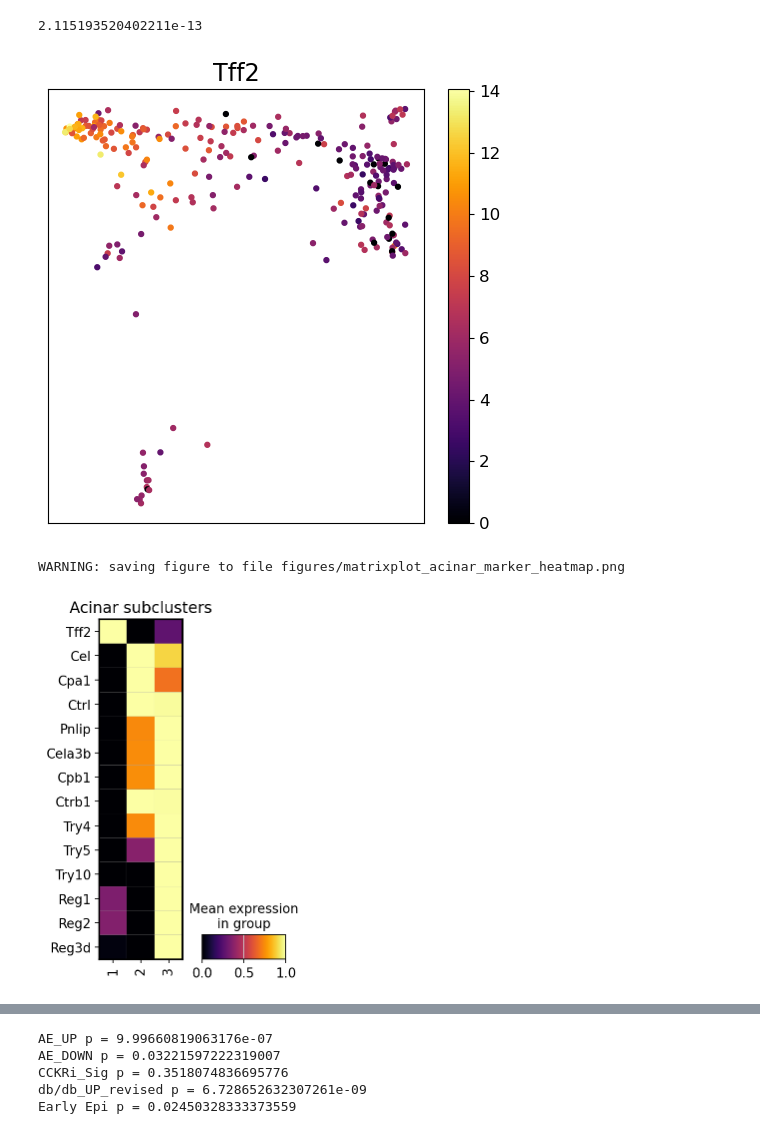
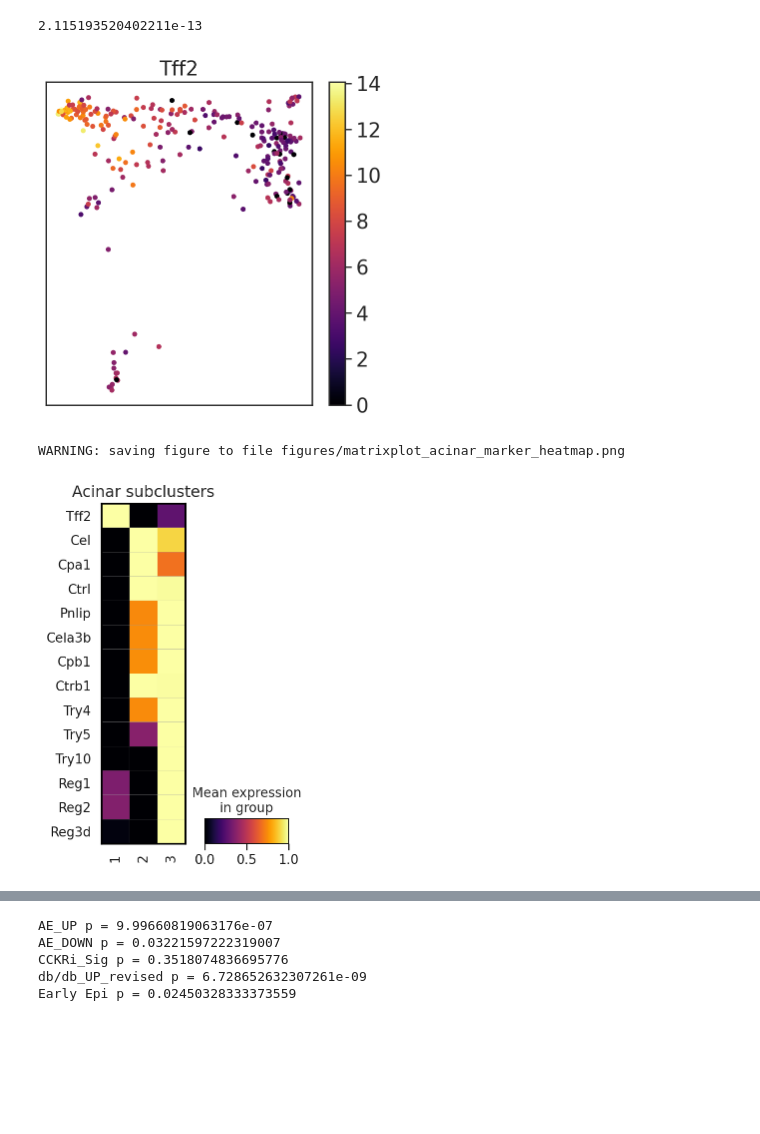
Before and after one commit to KrishnaswamyLab/Beta-Cell-Driven-PDAC, a Jupyter notebook: analysis_acinar_cells/1.1_visualize_acinar_signatures.ipynb, the cells around one changed output, grey strips where cells are left out. Cells and saved outputs as stored; diff of their text form; code cells hidden in the pictures; blank space fills up the shorter version.

Commit message:
Acinar analysis extended

```diff
--- a/analysis_acinar_cells/1.1_visualize_acinar_signatures.ipynb
+++ b/analysis_acinar_cells/1.1_visualize_acinar_signatures.ipynb
@@ -73,13 +84,13 @@ acinar_markers = 'Tff2, Cel, Cpa1, Ctrl, Pnlip, Cela3b, Cpb1, Ctrb1, Try4, Try5,
 # %%
 for gene in ['Tff2']:
   scprep.plot.scatter2d(adata_acinar.obsm['X_phate'],
-                        c=adata_acinar.to_df()[gene],
+                        c=adata_acinar.to_df()[gene], dpi=500,
                         ticks=None, title=gene, figsize=(5,5),
                         filename=f'figures/{gene}.png')
 # %% [output]
-[figure, old version]
+[figure, new version]
 # %%
-scanpy.set_figure_params(dpi_save=300)
+scanpy.set_figure_params(dpi_save=500)
 scanpy.pl.matrixplot(adata_acinar,
                          var_names=acinar_markers,
                          gene_symbols='names',
@@ -90,7 +101,7 @@ scanpy.pl.matrixplot(adata_acinar,
                          swap_axes=True, save=f'acinar_marker_heatmap.png')
 # %% [output]
 WARNING: saving figure to file figures/matrixplot_acinar_marker_heatmap.png
-[figure, old version]
+[figure, new version]
 # %%
 dbdb_periislet = pd.read_csv('data/GeneSetsForComparisonUpdated.csv')
 dbdb_periislet_sigs = {}
```
Also changed, not shown: parts of 9 cells of this notebook, 26 other files.
